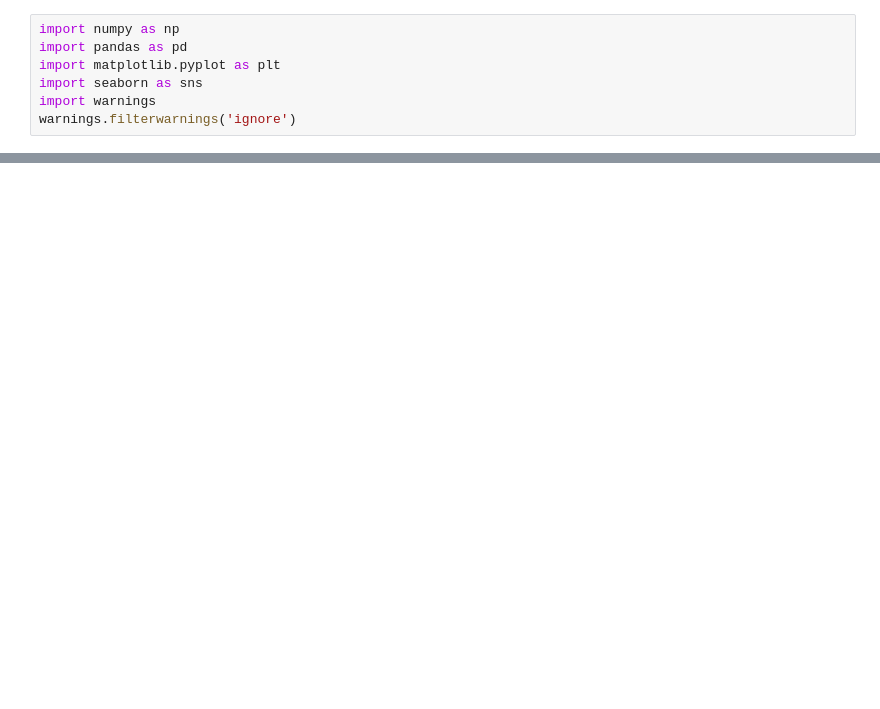
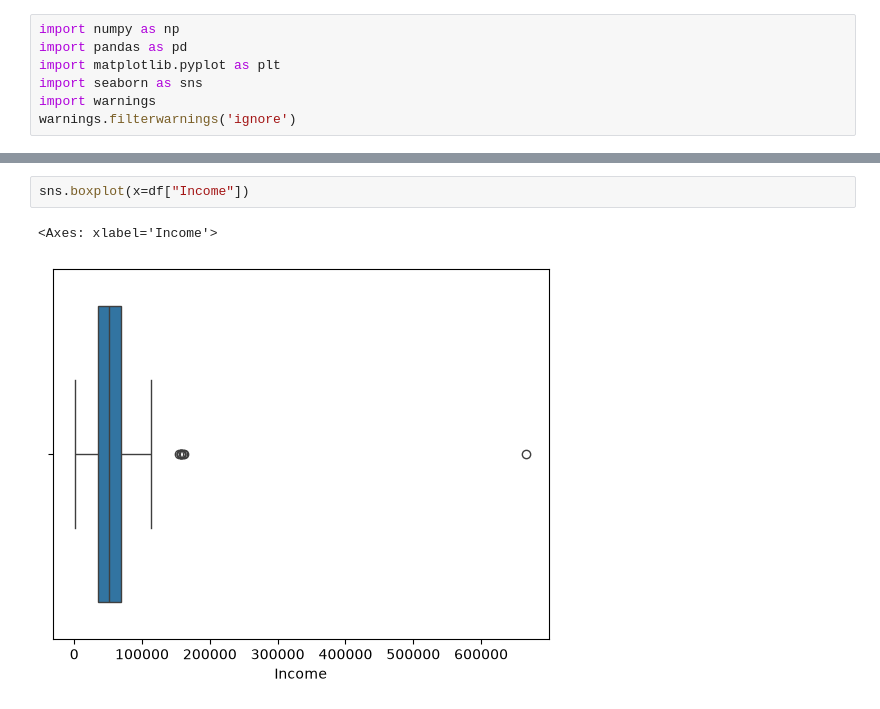
Before and after one commit to MKxFurkan/Customer-Segmentation, a Jupyter notebook: notebooks/customer_segmentation.ipynb, the cells around one changed output, grey strips where cells are left out. Cells and saved outputs as stored; diff of their text form; blank space fills up the shorter version.

```diff
--- a/notebooks/customer_segmentation.ipynb
+++ b/notebooks/customer_segmentation.ipynb
@@ -21,0 +95,5 @@ df.head()
+# %%
+sns.boxplot(x=df["Income"])
+# %% [output]
+<Axes: xlabel='Income'>
+[figure, added]
```
Also changed, not shown: parts of 50 cells of this notebook, 1 other file.
